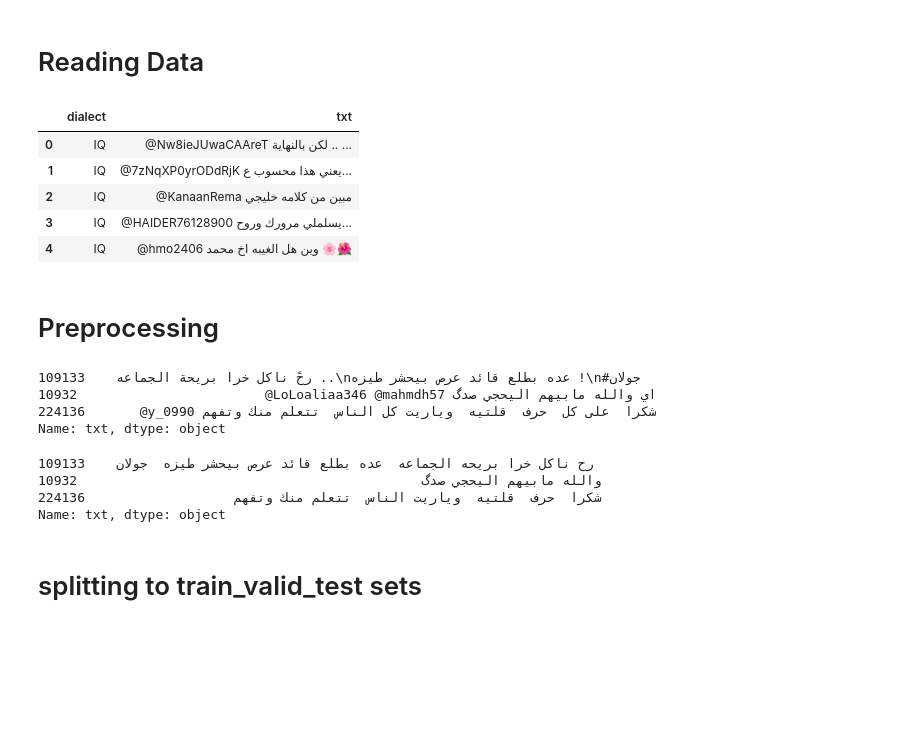
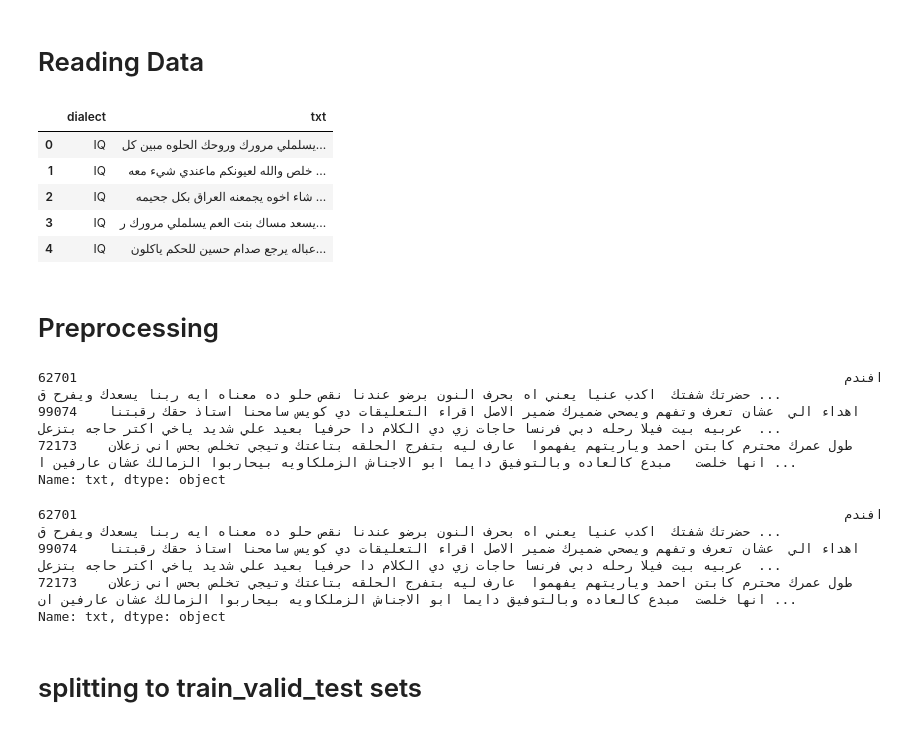
Before and after one commit to msaoudallah/Arabic-Dialect-Identification, a Jupyter notebook: DL_Model.ipynb, the cells around one changed output. Saved outputs shown, nothing was run; the diff lists cells and outputs as text; code cells hidden in the pictures; blank space fills up the shorter version.

```diff
--- a/DL_Model.ipynb
+++ b/DL_Model.ipynb
@@ -43,32 +43,32 @@ from utils.utils import *
 # %% [markdown]
 # Reading Data
 # %%
-data = pd.read_csv('full_data.csv')
+data = pd.read_csv('concat4.csv')
 data.head()
 # %% [output]
 |  | dialect | txt |
-| 0 | IQ | @Nw8ieJUwaCAAreT لكن بالنهاية .. ... |
-| 1 | IQ | @7zNqXP0yrODdRjK يعني هذا محسوب ع... |
-| 2 | IQ | @KanaanRema مبين من كلامه خليجي |
-| 3 | IQ | @HAIDER76128900 يسلملي مرورك وروح... |
-| 4 | IQ | @hmo2406 وين هل الغيبه اخ محمد 🌸🌺 |
+| 0 | IQ | يسلملي مرورك وروحك الحلوه مبين كل... |
+| 1 | IQ | خلص والله لعيونكم ماعندي شيء معه ... |
+| 2 | IQ | شاء اخوه يجمعنه العراق بكل جحيمه ... |
+| 3 | IQ | يسعد مساك بنت العم يسلملي مرورك ر... |
+| 4 | IQ | عباله يرجع صدام حسين للحكم ياكلون... |
 # %% [markdown]
 # Preprocessing
 # %%
 data.txt.sample(3,random_state=5)
 # %% [output]
-109133    رحً ناكل خرا بريحة الجماعه ..\nعده بطلع قائد عرص بيحشر طيزه !\n#جولان
-10932                        @LoLoaliaa346 @mahmdh57 اي والله مابيهم اليحجي صدگ
-224136       @y_0990 شكرا  على كل  حرف  قلتيه  وياريت كل الناس  تتعلم منك وتفهم
+62701                                                                                                  افندم حضرتك شفتك  اكدب عنيا يعني اه بحرف النون برضو عندنا نقص حلو ده معناه ايه ربنا يسعدك ويفرح ق ...
+99074    اهداء الي  عشان تعرف وتفهم ويصحي ضميرك ضمير الاصل اقراء التعليقات دي كويس سامحنا استاذ حقك رقبتنا عربيه بيت فيلا رحله دبي فرنسا حاجات زي دي الكلام دا حرفيا بعيد علي شديد ياخي اكتر حاجه بتزعل  ...
+72173    طول عمرك محترم كابتن احمد وياريتهم يفهموا  عارف ليه بتفرج الحلقه بتاعتك وتيجي تخلص بحس اني زعلان انها خلصت   مبدع كالعاده وبالتوفيق دايما ابو الاجناش الزملكاويه بيحاربوا الزمالك عشان عارفين ا ...
 Name: txt, dtype: object
 # %%
 data.txt = data.txt.apply(preprocessing)
 # %%
 data.txt.sample(3,random_state=5)
 # %% [output]
-109133    رح ناكل خرا بريحه الجماعه  عده بطلع قائد عرص بيحشر طيزه  جولان
-10932                                            والله مابيهم اليحجي صدگ
-224136                   شكرا  حرف  قلتيه  وياريت الناس  تتعلم منك وتفهم
+62701                                                                                                  افندم حضرتك شفتك  اكدب عنيا يعني اه بحرف النون برضو عندنا نقص حلو ده معناه ايه ربنا يسعدك ويفرح ق ...
+99074    اهداء الي  عشان تعرف وتفهم ويصحي ضميرك ضمير الاصل اقراء التعليقات دي كويس سامحنا استاذ حقك رقبتنا عربيه بيت فيلا رحله دبي فرنسا حاجات زي دي الكلام دا حرفيا بعيد علي شديد ياخي اكتر حاجه بتزعل  ...
+72173    طول عمرك محترم كابتن احمد وياريتهم يفهموا  عارف ليه بتفرج الحلقه بتاعتك وتيجي تخلص بحس اني زعلان انها خلصت  مبدع كالعاده وبالتوفيق دايما ابو الاجناش الزملكاويه بيحاربوا الزمالك عشان عارفين ان ...
 Name: txt, dtype: object
 # %% [markdown]
 # splitting to train_valid_test sets
```
Also changed, not shown: parts of 24 cells of this notebook, 2 other files.
